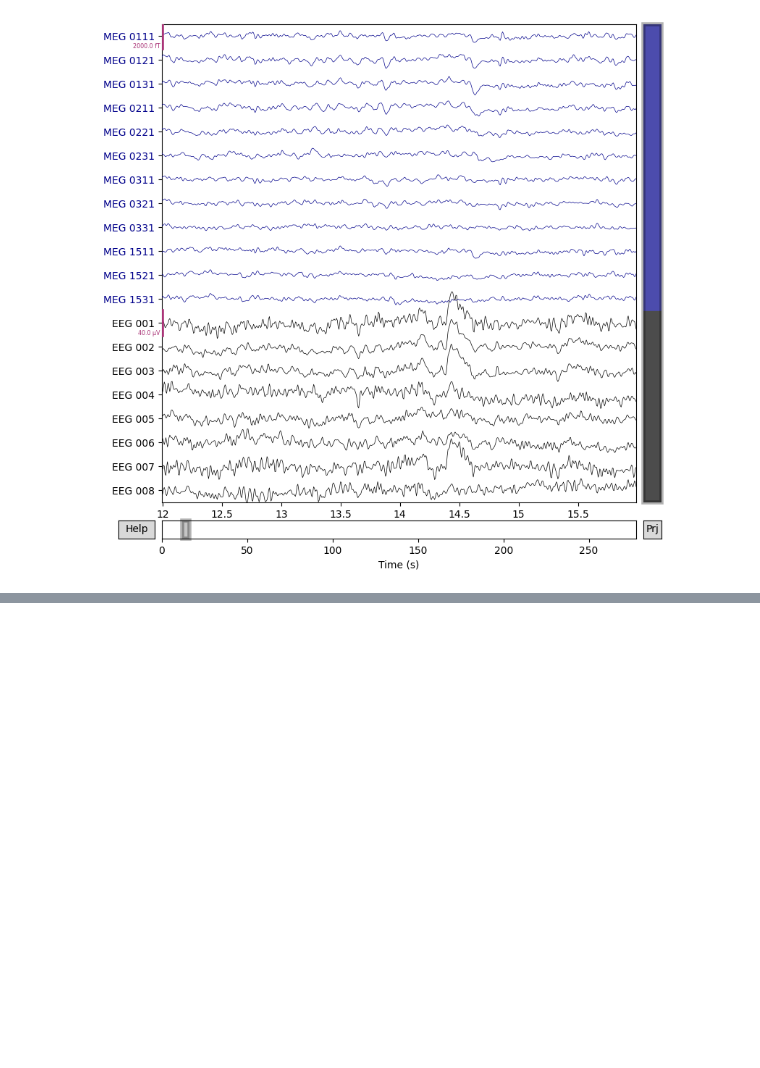
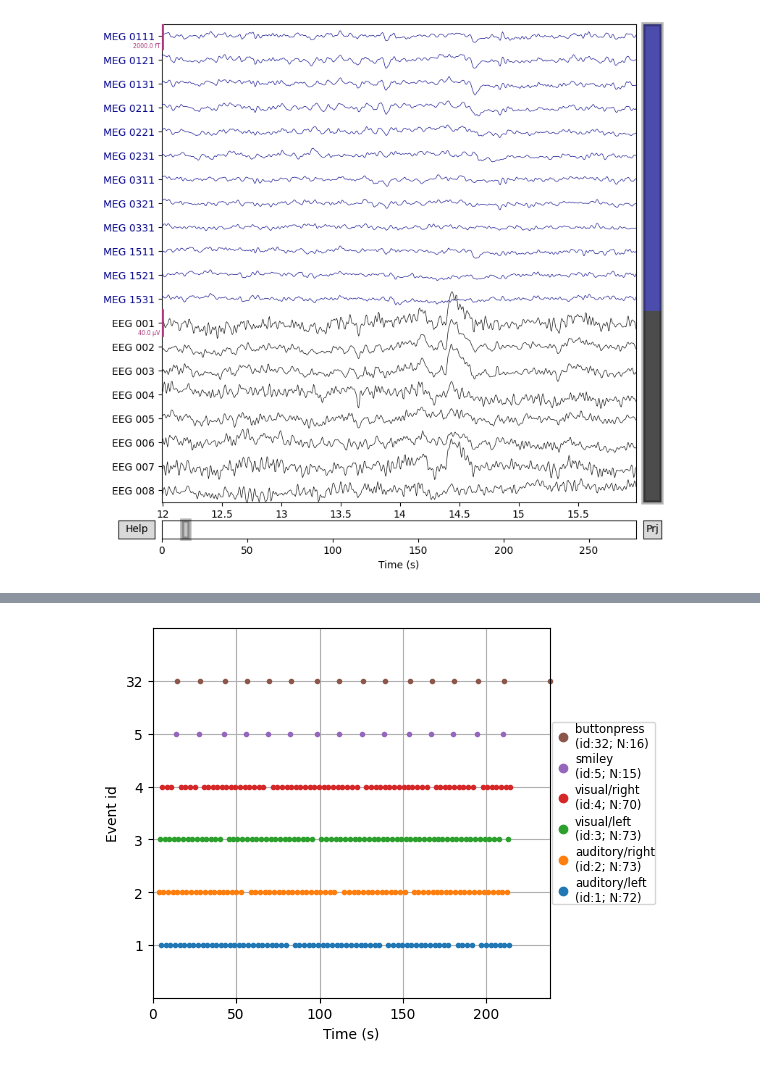
Before and after one commit to H4guk/MNE-Python, a Jupyter notebook: tutorial01_01.ipynb, the cells around one changed output, grey strips where cells are left out. Drawn from its saved outputs; the diff is of its cells as text; code cells hidden in the pictures; blank space fills up the shorter version.

```diff
--- a/tutorial1.ipynb
+++ b/tutorial01_01.ipynb
@@ -139,0 +134,5 @@ Applying ICA to Raw instance
+# %%
+# プログラム6
+
+events = mne.find_events(raw, stim_channel="STI 014")
+print(events[:5])  # show the first 5
@@ -139,0 +148,19 @@ Applying ICA to Raw instance
+# %%
+# プログラム7
+
+event_dict = {
+    "auditory/left": 1,
+    "auditory/right": 2,
+    "visual/left": 3,
+    "visual/right": 4,
+    "smiley": 5,
+    "buttonpress": 32,
+}
+# %%
+# プログラム8
+
+fig = mne.viz.plot_events(
+    events, event_id=event_dict, sfreq=raw.info["sfreq"], first_samp=raw.first_samp
+)
+# %% [output]
+[figure, added]
```
Also changed, not shown: parts of 5 cells of this notebook, 1 other file.
